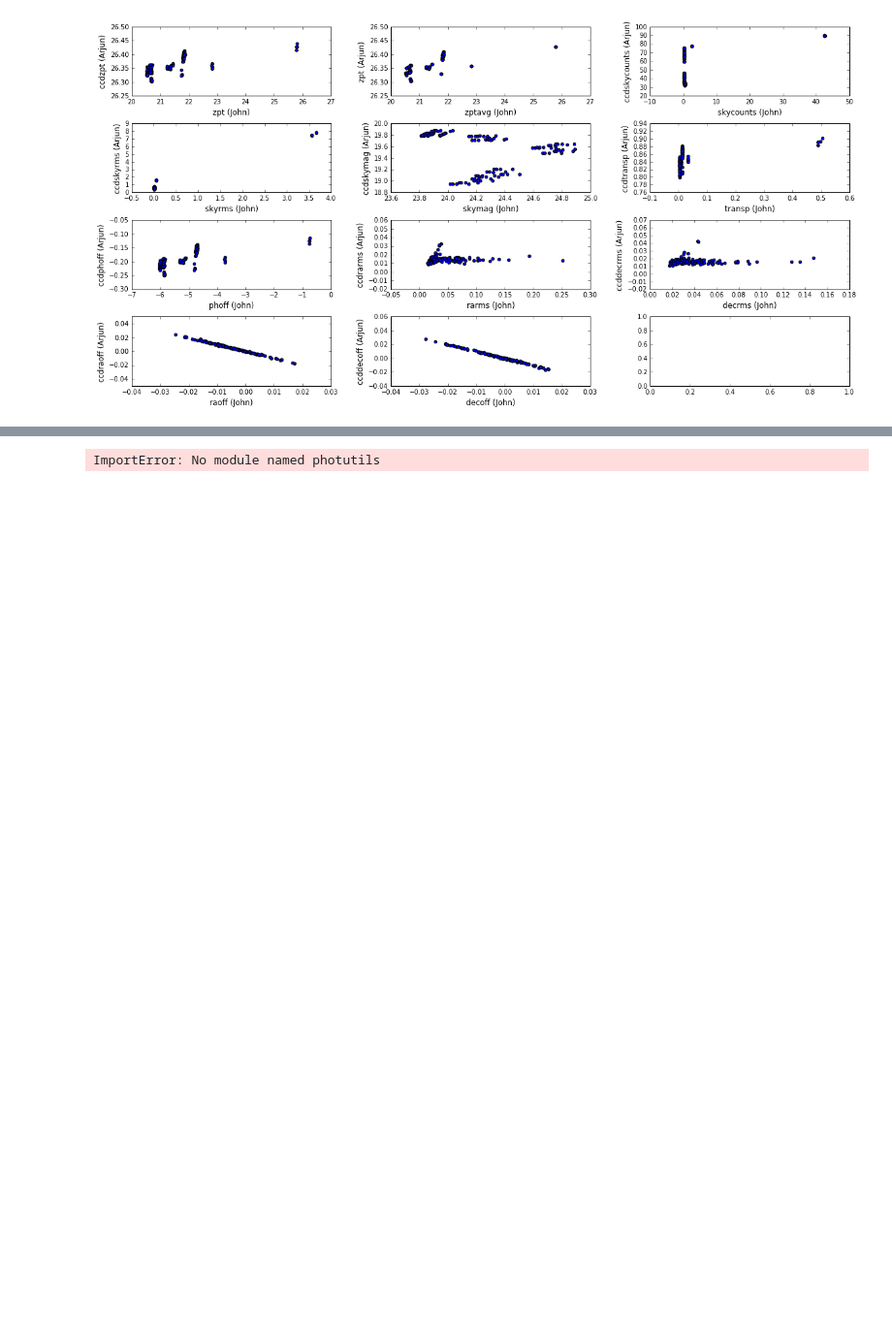
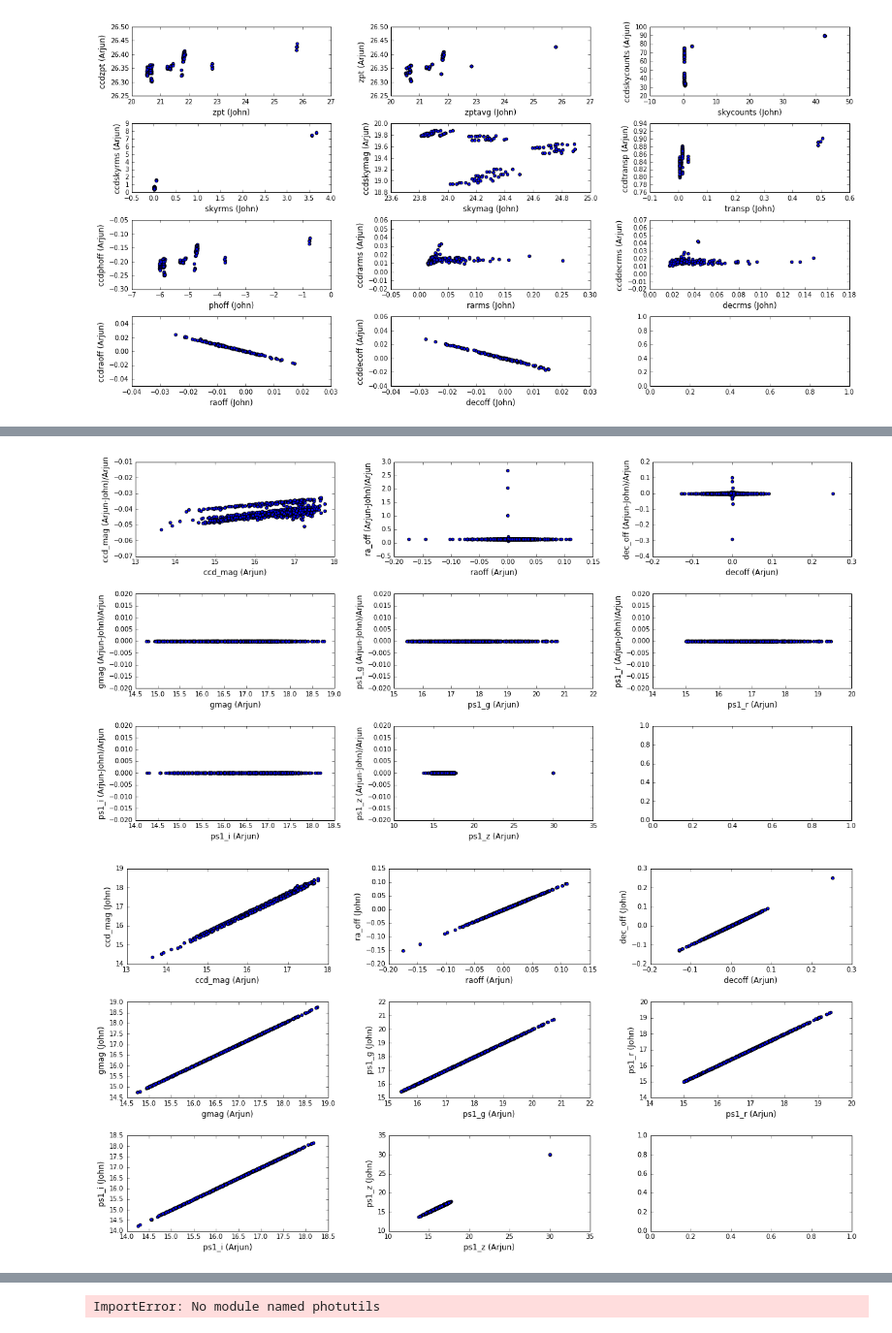
Before and after one commit to legacysurvey/legacypipe, a Jupyter notebook: py/legacyccds/legacy-zeropoints.ipynb, the cells around one changed output, grey strips where cells are left out. Shown at 97% size. Saved outputs shown, nothing was run; the diff lists cells and outputs as text; code cells hidden in the pictures; blank space fills up the shorter version.

Commit message:
comparing matches- catalogues

```diff
--- a/py/legacyccds/legacy-zeropoints.ipynb
+++ b/py/legacyccds/legacy-zeropoints.ipynb
@@ -206,0 +211,5 @@ converted, now comparing
+# %%
+mydir='/global/homes/k/kaylanb/repos/thesis_code/zeropoints/data/'
+part='k4m_160203_015632_ooi_zd_v2'
+j=fits_table(os.path.join(mydir,'stars3/','stars3zeropoint-'+part+'-stars.fits'))
+a=fits_table(os.path.join(mydir,'original/','matches-'+part+'.fits'))
@@ -206,0 +234,7 @@ converted, now comparing
+# %%
+import theValidator.catalogues as cats
+
+for key in ['ra','dec']:
+    a.set(key,a.get('ccd_%s' % key))
+    j.set(key,j.get('ccd_%s' % key))
+imatch,imiss,d2d= cats.Matcher().match_within(a,j)
@@ -206,0 +265,37 @@ converted, now comparing
+# %%
+keys=['ccd_mag','ra_off','dec_off','gmag',\
+     'ps1_g','ps1_r','ps1_i','ps1_z']
+fig,axes= plt.subplots(3,3,figsize=(20,10))
+ax=axes.flatten()
+plt.subplots_adjust(hspace=0.4,wspace=0.3)
+cnt=-1
+for key in keys:
+    cnt+=1
+    if key in ['ra_off','dec_off']:
+        akey=key.replace('_','')
+    else:
+        akey=key
+    arjun= a.get(akey)[imatch['ref']]
+    john= j.get(key)[imatch['obs']]
+    ax[cnt].scatter(arjun,(arjun-john)/arjun)
+    ylab=ax[cnt].set_ylabel('%s (Arjun-John)/Arjun' % key,fontsize='large')
+    xlab=ax[cnt].set_xlabel('%s (Arjun)' % akey,fontsize='large')
+##
+fig,axes= plt.subplots(3,3,figsize=(20,10))
+ax=axes.flatten()
+plt.subplots_adjust(hspace=0.4,wspace=0.3)
+cnt=-1
+for key in keys:
+    cnt+=1
+    if key in ['ra_off','dec_off']:
+        akey=key.replace('_','')
+    else:
+        akey=key
+    arjun= a.get(akey)[imatch['ref']]
+    john= j.get(key)[imatch['obs']]
+    ax[cnt].scatter(arjun,john)
+    ylab=ax[cnt].set_ylabel('%s (John)' % key,fontsize='large')
+    xlab=ax[cnt].set_xlabel('%s (Arjun)' % akey,fontsize='large')
+# %% [output]
+[figure, added]
+[figure, added]
```
Also changed, not shown: parts of 9 cells of this notebook, 1 other file.
